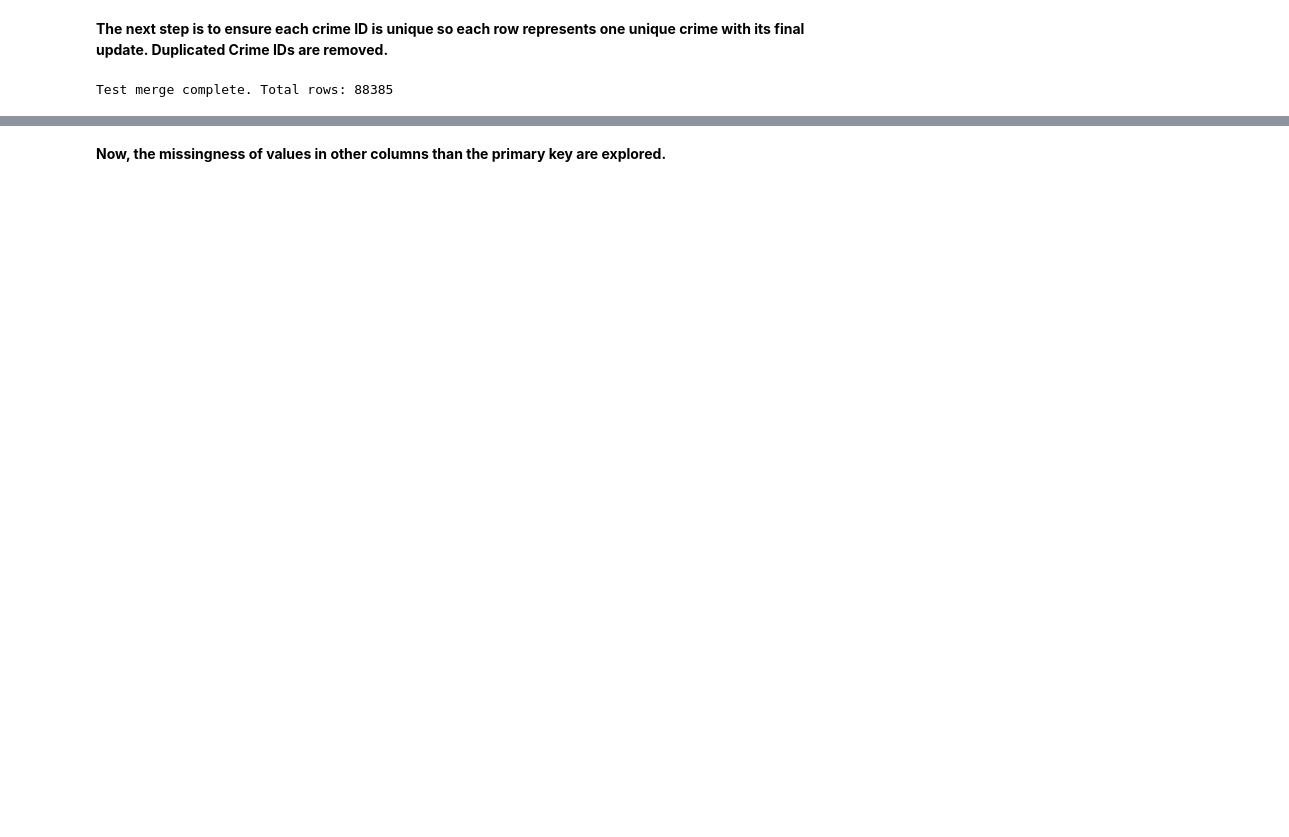
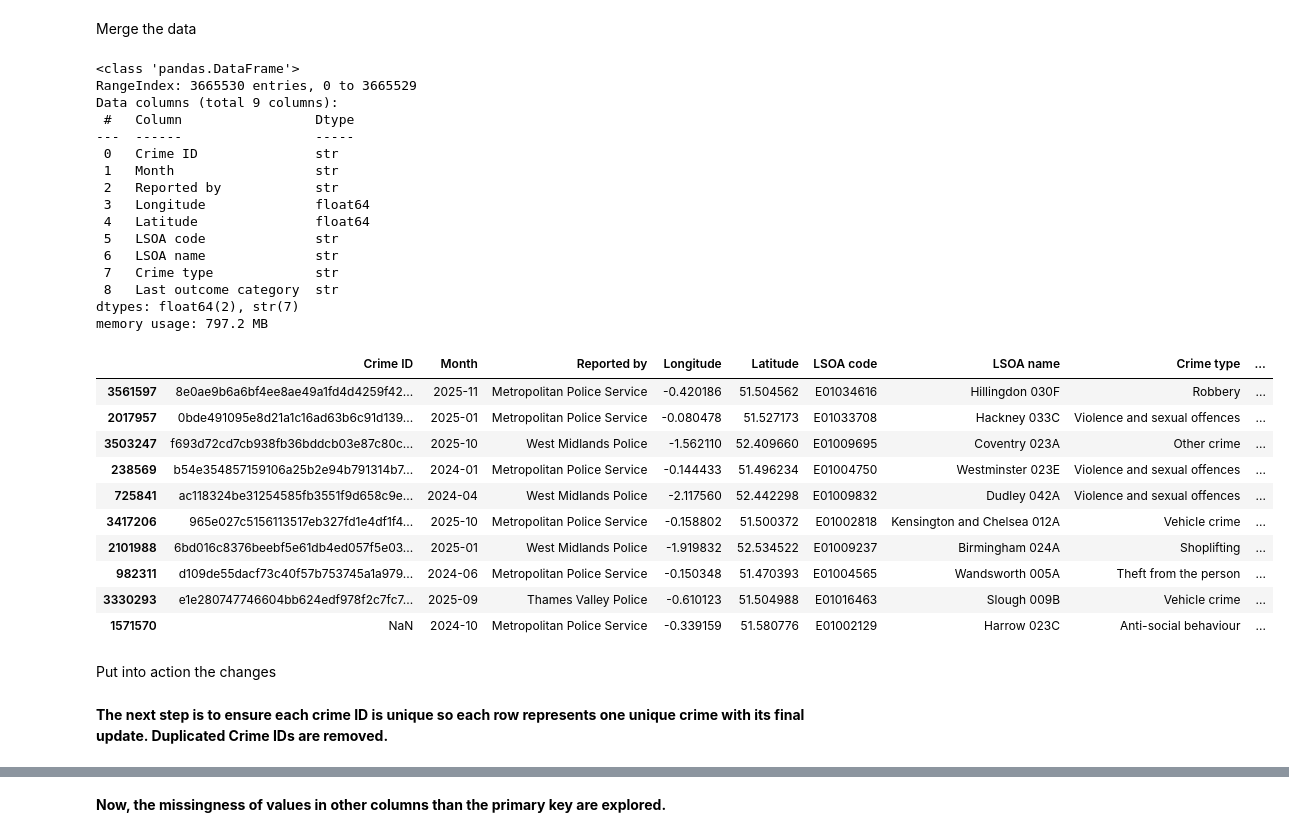
Before and after one commit to luk3pigg/Crime-analysis-using-pandas, a Jupyter notebook: crime-data-cleaning.ipynb, the cells around one changed output, grey strips where cells are left out. Saved outputs shown, nothing was run; the diff lists cells and outputs as text; code cells hidden in the pictures; blank space fills up the shorter version.

Commit message:
refactored data preprocessing

```diff
--- a/crime-data-cleaning.ipynb
+++ b/crime-data-cleaning.ipynb
@@ -57,0 +129,42 @@ Name: count, dtype: int64
+# %% [markdown]
+Merge the data
+# %%
+files_path = 'data/raw/crime'
+files = glob.glob(os.path.join(files_path, "**", "*.csv"), recursive=True)
+keep_cols = ['Crime ID', 'Month', 'Reported by', 'Longitude', 'Latitude', 'LSOA code', 'LSOA name', 'Crime type', 'Last outcome category']
+# Use ignore_index=True to prevent custom indices being used and hence index collision.
+df_merged = pd.concat([pd.read_csv(f, usecols=keep_cols) for f in files], ignore_index=True)
+# %%
+#check merge has been successful
+df_merged.info()
+df_merged.sample(10)
+# %% [output]
+<class 'pandas.DataFrame'>
+RangeIndex: 3665530 entries, 0 to 3665529
+Data columns (total 9 columns):
+ #   Column                 Dtype
+---  ------                 -----
+ 0   Crime ID               str
+ 1   Month                  str
+ 2   Reported by            str
+ 3   Longitude              float64
+ 4   Latitude               float64
+ 5   LSOA code              str
+ 6   LSOA name              str
+ 7   Crime type             str
+ 8   Last outcome category  str
+dtypes: float64(2), str(7)
+memory usage: 797.2 MB
+|  | Crime ID | Month | Reported by | Longitude | Latitude | LSOA code | LSOA name | Crime type | ... |
+| 3561597 | 8e0ae9b6a6bf4ee8ae49a1fd4d4259f42... | 2025-11 | Metropolitan Police Service | -0.420186 | 51.504562 | E01034616 | Hillingdon 030F | Robbery | ... |
+| 2017957 | 0bde491095e8d21a1c16ad63b6c91d139... | 2025-01 | Metropolitan Police Service | -0.080478 | 51.527173 | E01033708 | Hackney 033C | Violence and sexual offences | ... |
+| 3503247 | f693d72cd7cb938fb36bddcb03e87c80c... | 2025-10 | West Midlands Police | -1.562110 | 52.409660 | E01009695 | Coventry 023A | Other crime | ... |
+| 238569 | b54e354857159106a25b2e94b791314b7... | 2024-01 | Metropolitan Police Service | -0.144433 | 51.496234 | E01004750 | Westminster 023E | Violence and sexual offences | ... |
+| 725841 | ac118324be31254585fb3551f9d658c9e... | 2024-04 | West Midlands Police | -2.117560 | 52.442298 | E01009832 | Dudley 042A | Violence and sexual offences | ... |
+| 3417206 | 965e027c5156113517eb327fd1e4df1f4... | 2025-10 | Metropolitan Police Service | -0.158802 | 51.500372 | E01002818 | Kensington and Chelsea 012A | Vehicle crime | ... |
+| 2101988 | 6bd016c8376beebf5e61db4ed057f5e03... | 2025-01 | West Midlands Police | -1.919832 | 52.534522 | E01009237 | Birmingham 024A | Shoplifting | ... |
+| 982311 | d109de55dacf73c40f57b753745a1a979... | 2024-06 | Metropolitan Police Service | -0.150348 | 51.470393 | E01004565 | Wandsworth 005A | Theft from the person | ... |
+| 3330293 | e1e280747746604bb624edf978f2c7fc7... | 2025-09 | Thames Valley Police | -0.610123 | 51.504988 | E01016463 | Slough 009B | Vehicle crime | ... |
+| 1571570 | NaN | 2024-10 | Metropolitan Police Service | -0.339159 | 51.580776 | E01002129 | Harrow 023C | Anti-social behaviour | ... |
+# %% [markdown]
+Put into action the changes
@@ -58,23 +181,2 @@ Name: count, dtype: int64
 # %% [markdown]
 **The next step is to ensure each crime ID is unique so each row represents one unique crime with its final update. Duplicated Crime IDs are removed.**
-# %%
-df_test['Month'] = pd.to_datetime(df_test['Month']) #change month column datatype to date rather than string
-df_test = df_test.sort_values('Month', ascending=True)
-
-#separate the dataset into crimes with IDs and without.
-
-with_id = df_test[df_test['Crime ID'].notna()]
-no_id = df_test[df_test['Crime ID'].isna()]
-
-#remove all duplicated crime IDs to show only the final updated outcome
-
-with_id_clean = with_id.drop_duplicates(subset='Crime ID', keep='last')
-
-#As shown above, non crime IDs (ASB) outcomes do not get updated, so are already unique instances of a crime. This does mean though that can't be 100% sure if non-crimeID duplicate rows are duplicate errors, or legitimate.
-#re-merge the datasets.
-df_test = pd.concat([with_id_clean, no_id], ignore_index=True)
-
-print(f"Test merge complete. Total rows: {len(df_test)}")
-#Final dataset should contain 88385 rows: the 16514 non-crimeID rows, and the 71781 rows with unique crime IDs (with most recent outcome listed)
-# %% [output]
-Test merge complete. Total rows: 88385
```
Also changed, not shown: parts of 30 cells of this notebook, 2 other files.
